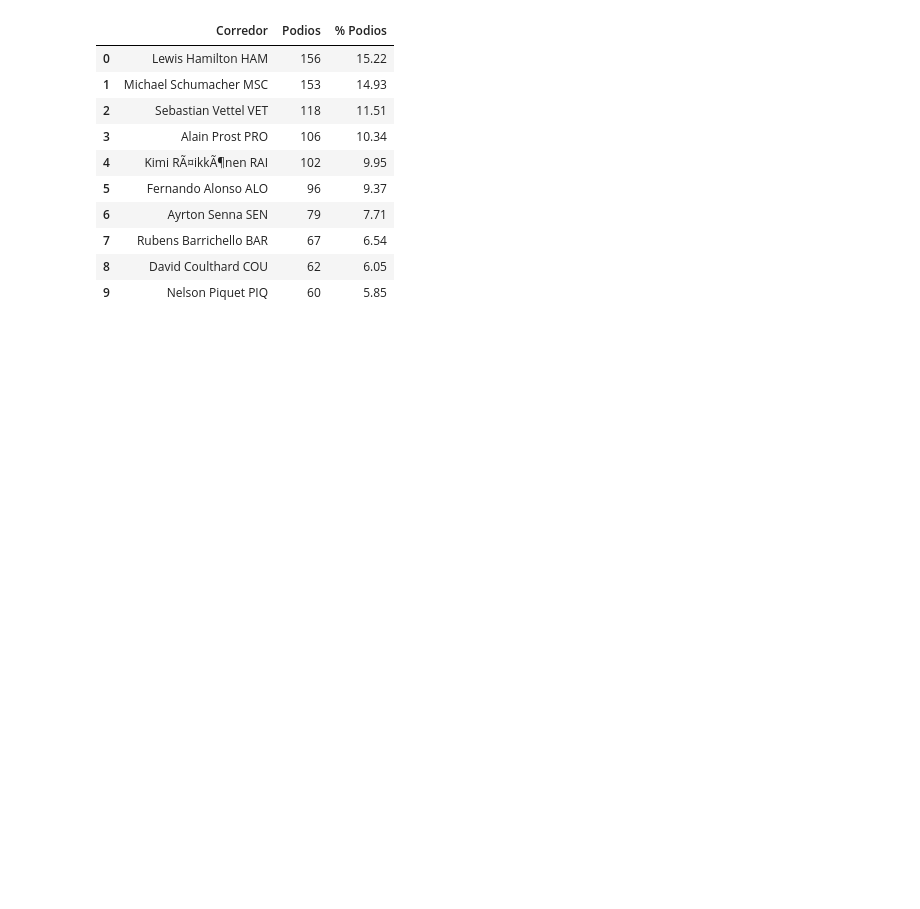
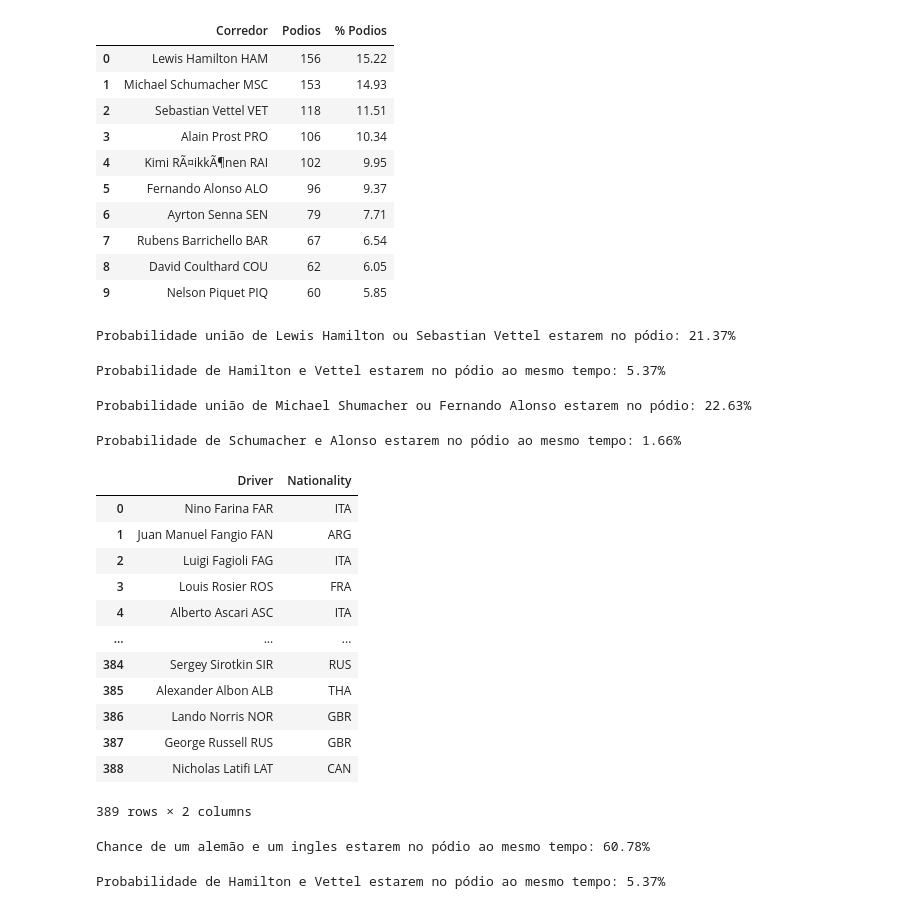
Before and after one commit to Felipesmarq/AnaliseF1, a Jupyter notebook: AnaliseF1.ipynb, the cells around one changed output. Cells and saved outputs as stored; diff of their text form; code cells hidden in the pictures; blank space fills up the shorter version.

```diff
--- a/AnaliseF1.ipynb
+++ b/AnaliseF1.ipynb
@@ -112,3 +114,74 @@ df_podios.head(10)
 | 7 | Rubens Barrichello BAR | 67 | 6.54 |
 | 8 | David Coulthard COU | 62 | 6.05 |
 | 9 | Nelson Piquet PIQ | 60 | 5.85 |
+# %%
+hamilton_podio = df_race[df_race[["1", "2", "3"]].isin(["Lewis Hamilton HAM"]).any(axis=1)]
+
+vettel_podio = df_race[df_race[["1", "2", "3"]].isin(["Sebastian Vettel VET"]).any(axis=1)]
+
+ambos_podio = df_race[df_race[["1", "2", "3"]].isin(["Lewis Hamilton HAM", "Sebastian Vettel VET"]).sum(axis=1) == 2]
+
+p_uniao = (len(hamilton_podio) + len(vettel_podio) - len(ambos_podio)) / corridas
+print(f"Probabilidade união de Lewis Hamilton ou Sebastian Vettel estarem no pódio: {p_uniao:.2%}")
+# %% [output]
+Probabilidade união de Lewis Hamilton ou Sebastian Vettel estarem no pódio: 21.37%
+# %%
+hamilton_vettel_juntos = df_race[df_race[["1", "2", "3"]].isin(["Lewis Hamilton HAM", "Sebastian Vettel VET"]).sum(axis=1) == 2]
+p_interseccao = len(hamilton_vettel_juntos) / corridas
+print(f"Probabilidade de Hamilton e Vettel estarem no pódio ao mesmo tempo: {p_interseccao:.2%}")
+# %% [output]
+Probabilidade de Hamilton e Vettel estarem no pódio ao mesmo tempo: 5.37%
+# %%
+schumi_podio = df_race[df_race[["1", "2", "3"]].isin(["Michael Schumacher MSC"]).any(axis=1)]
+alonso_podio = df_race[df_race[["1", "2", "3"]].isin(["Fernando Alonso ALO"]).any(axis=1)]
+ambos_podio = df_race[df_race[["1", "2", "3"]].isin(["Michael Schumacher MSC", "Fernando Alonso ALO"]).sum(axis=1) == 2]
+
+p_uniao = (len(schumi_podio) + len(alonso_podio) - len(ambos_podio)) / corridas
+print(f"Probabilidade união de Michael Shumacher ou Fernando Alonso estarem no pódio: {p_uniao:.2%}")
+# %% [output]
+Probabilidade união de Michael Shumacher ou Fernando Alonso estarem no pódio: 22.63%
+# %%
+schumi_alonso_juntos = df_race[df_race[["1", "2", "3"]].isin(["Michael Schumacher MSC", "Fernando Alonso ALO"]).sum(axis=1) == 2]
+p_interseccao = len(schumi_alonso_juntos) / corridas
+print(f"Probabilidade de Schumacher e Alonso estarem no pódio ao mesmo tempo: {p_interseccao:.2%}")
+# %% [output]
+Probabilidade de Schumacher e Alonso estarem no pódio ao mesmo tempo: 1.66%
+# %%
+piloto_nacionalidade = df_ds[["Driver", "Nationality"]].drop_duplicates().reset_index(drop=True)
+piloto_nacionalidade
+# %% [output]
+|  | Driver | Nationality |
+| 0 | Nino Farina FAR | ITA |
+| 1 | Juan Manuel Fangio FAN | ARG |
+| 2 | Luigi Fagioli FAG | ITA |
+| 3 | Louis Rosier ROS | FRA |
+| 4 | Alberto Ascari ASC | ITA |
+| ... | ... | ... |
+| 384 | Sergey Sirotkin SIR | RUS |
+| 385 | Alexander Albon ALB | THA |
+| 386 | Lando Norris NOR | GBR |
+| 387 | George Russell RUS | GBR |
+| 388 | Nicholas Latifi LAT | CAN |
+389 rows × 2 columns
+# %%
+alemao = piloto_nacionalidade[piloto_nacionalidade["Nationality"] == "GER"]["Driver"].tolist()
+ingleses = piloto_nacionalidade[piloto_nacionalidade["Nationality"] == "GBR"]["Driver"].tolist()
+
+alemao_podio = df_race[df_race[["1", "2", "3"]].isin(alemao).any(axis=1)]
+ingleses_podio = df_race[df_race[["1", "2", "3"]].isin(ingleses).any(axis=1)]
+ambos_podio = df_race[df_race[["1", "2", "3"]].isin(alemao + ingleses).sum(axis=1) >= 2]
+
+p_uniao = (len(alemao_podio) + len(ingleses_podio) - len(ambos_podio)) / corridas
+
+print(f"Chance de pelo menos um alemão ou pelo menos um ingles estarem no pódio: {p_uniao:.2%}")
+# %% [output]
+Chance de um alemão e um ingles estarem no pódio ao mesmo tempo: 60.78%
+# %%
+tem_alemao = df_race[["1", "2", "3"]].isin(alemao).any(axis=1)
+tem_ingleses = df_race[["1", "2", "3"]].isin(ingleses).any(axis=1)
+
+alemao_ingles_juntos = df_race[tem_alemao & tem_ingleses]
+p_interseccao = len(alemao_ingles_juntos) / corridas
+print(f"Probabilidade de um alemão e um britânico estarem juntos no pódio: {p_interseccao:.2%}")
+# %% [output]
+Probabilidade de Hamilton e Vettel estarem no pódio ao mesmo tempo: 5.37%
```
Also changed, not shown: parts of 1 cell of this notebook.
